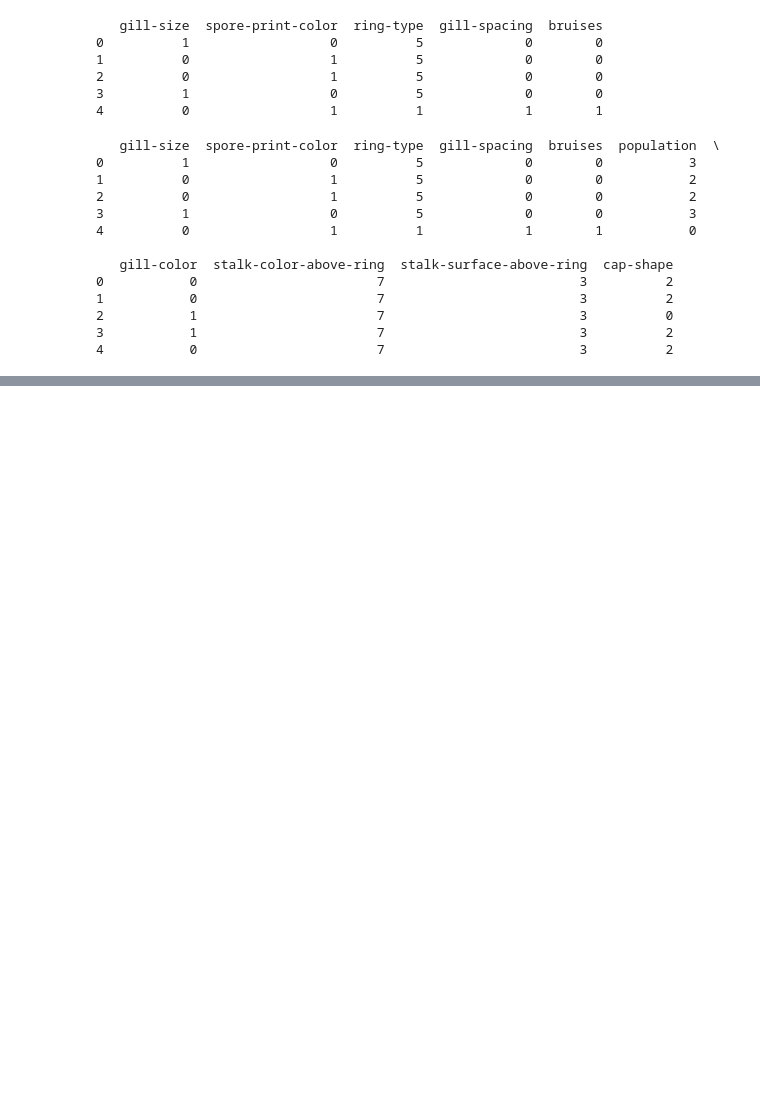
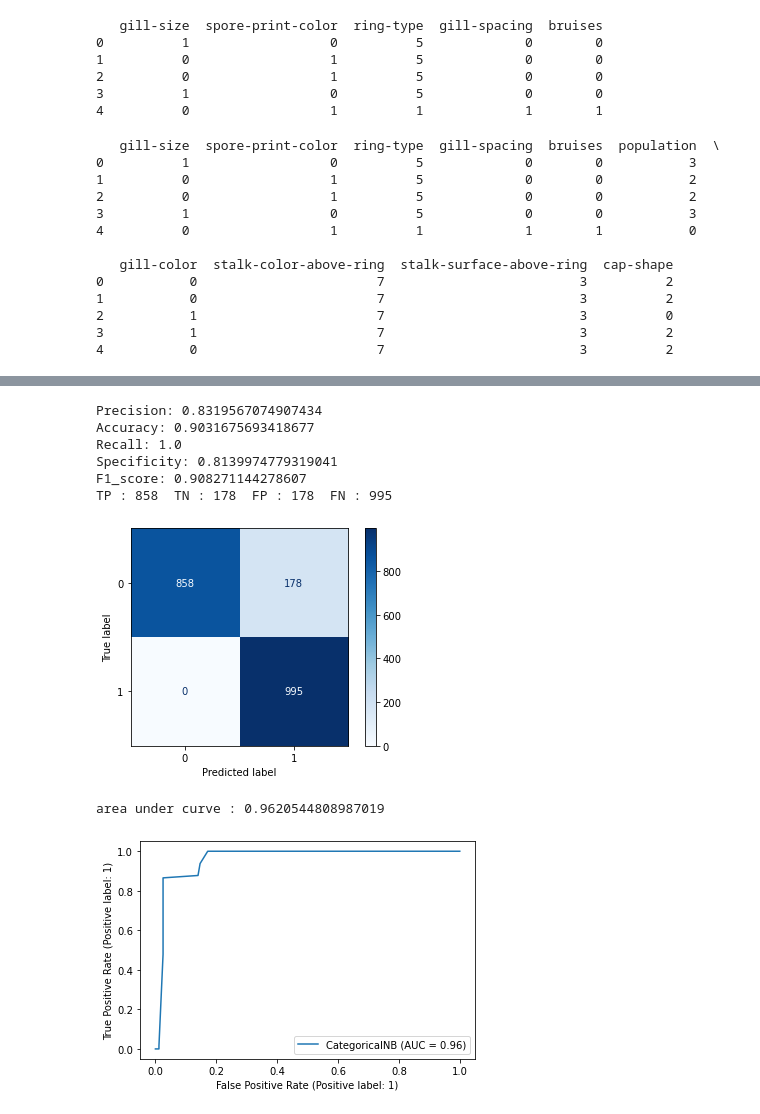
Before and after one commit to jagmeet18/DataMining, a Jupyter notebook: practice_notebook.ipynb, the cells around one changed output, grey strips where cells are left out. Saved outputs shown, nothing was run; the diff lists cells and outputs as text; code cells hidden in the pictures; blank space fills up the shorter version.

```diff
--- a/practice_notebook.ipynb
+++ b/practice_notebook.ipynb
@@ -570,0 +610,61 @@ area under curve : 0.6010501082135543
+# %%
+from sklearn.naive_bayes import CategoricalNB
+from sklearn import metrics
+
+CatNB = CategoricalNB()
+CatNB.fit(X_train, y_train)
+
+prediction = CatNB.predict(X_test)
+prediction_train = CatNB.predict(X_train)
+y_pred = CatNB.predict(X_test)
+
+#this is to get the precison, accuracy, F1_score, sensitivity and specificity
+Precision = metrics.precision_score(y_train, prediction_train)
+Accuracy = metrics.accuracy_score(y_train, prediction_train)
+Sensitivity_recall = metrics.recall_score(y_train, prediction_train)
+Specificity = metrics.recall_score(y_train, prediction_train, pos_label=0)
+F1_score = metrics.f1_score(y_train, prediction_train)
+
+
+
+print(f"Precision:",Precision)
+print(f"Accuracy:",Accuracy)
+print(f"Recall:",Sensitivity_recall)
+print(f"Specificity:",Specificity)
+print(f"F1_score:",F1_score)
+
+#CONFUSION MATRIX
+
+from sklearn.metrics import confusion_matrix
+from sklearn.metrics import plot_confusion_matrix
+
+from sklearn.naive_bayes import CategoricalNB
+
+classifier = CategoricalNB()
+classifier.fit(X_train, y_train)
+y_pred = classifier.predict(X_test)
+
+cm3 = confusion_matrix(y_test, y_pred)
+TP3 = cm3[0][0]
+TN3 = cm3[0][1]
+FP3 = cm3[0][1]
+FN3 = cm3[1][1]
+print("TP :", TP3, " TN :", TN3, " FP :", FP3, " FN :", FN3 )
+plot_confusion_matrix(classifier, X_test, y_test, cmap=plt.cm.Blues)
+plt.show()
+
+#ROC CURVE USING CATEGORICAL CLASSIFIER
+metrics.plot_roc_curve(CatNB,X_test,y_test)
+prob2 = CatNB.predict_proba(X_test)[::,1]
+auc2 = metrics.roc_auc_score(y_test,prob2)
+print("area under curve :", auc2)
+# %% [output]
+Precision: 0.8319567074907434
+Accuracy: 0.9031675693418677
+Recall: 1.0
+Specificity: 0.8139974779319041
+F1_score: 0.908271144278607
+TP : 858  TN : 178  FP : 178  FN : 995
+[figure, added]
+area under curve : 0.9620544808987019
+[figure, added]
```
Also changed, not shown: parts of 12 cells of this notebook.
